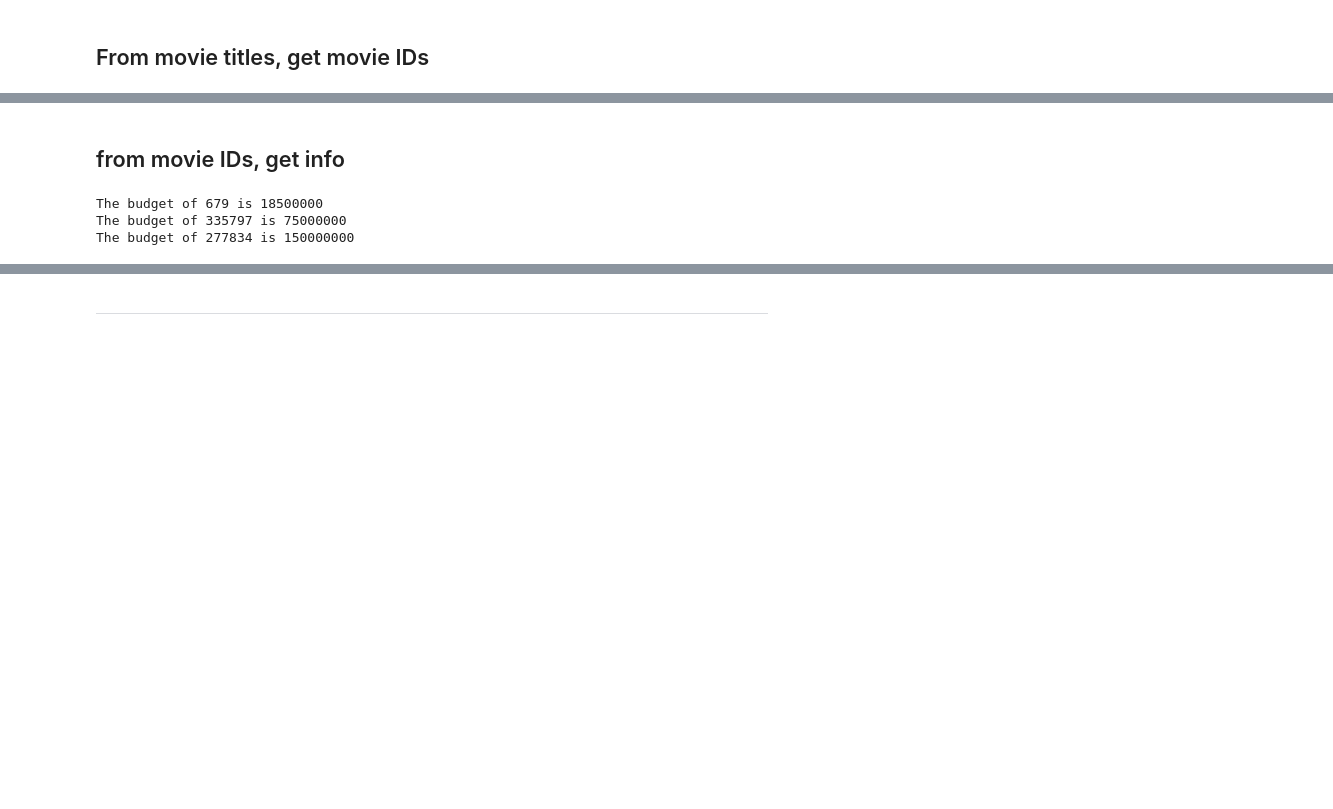
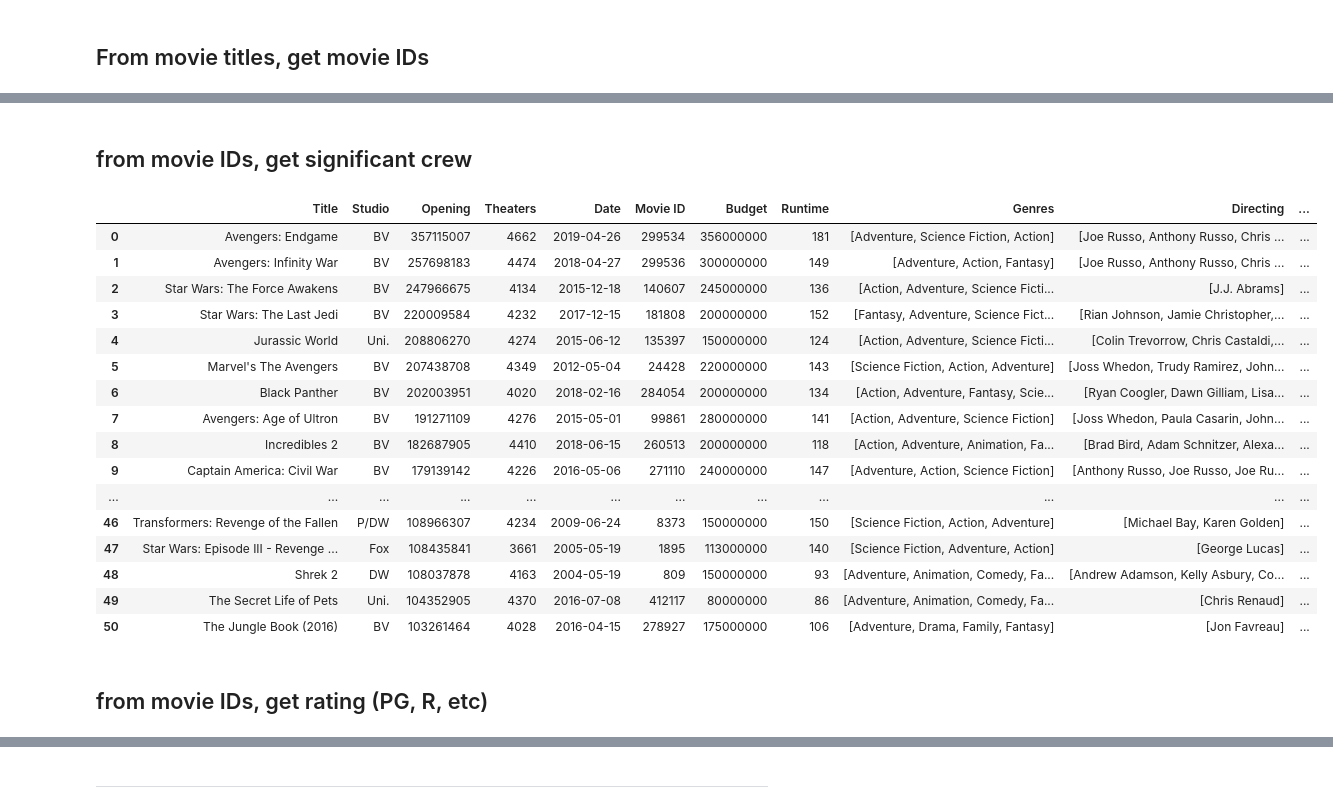
Before and after one commit to sinadodd/Project-3-Opening-Weekend, a Jupyter notebook: TMDB_API.ipynb, the cells around one changed output, grey strips where cells are left out. Drawn from its saved outputs; the diff is of its cells as text; code cells hidden in the pictures; blank space fills up the shorter version.

Commit message:
got APIs working on subset of actual data

```diff
--- a/TMDB_API.ipynb
+++ b/TMDB_API.ipynb
@@ -27,0 +121,3 @@ movie_ids
+# %%
+df["Movie ID"] = movie_ids
+df
@@ -27,0 +144,17 @@ movie_ids
+# %%
+budgets = []
+runtime = []
+genres = []
+
+for each_id in movie_ids:
+    movie_data = requests.get("https://api.themoviedb.org/3/movie/" + str(each_id) + "?api_key=" + api_key + "&language=en-US").json()
+    budgets.append(movie_data["budget"])
+    runtime.append(movie_data['runtime'])
+    g = [i['name'] for i in movie_data['genres'] ]
+    genres.append(g)
+#     print(f"The budget of {each_id} is {movie_data['budget']}")
+# %%
+df['Budget'] = budgets
+df['Runtime'] = runtime
+df['Genres'] = genres
+df
@@ -28,2 +179,2 @@ movie_ids
 # %% [markdown]
-## from movie IDs, get info
+## from movie IDs, get significant crew
@@ -34,11 +181,52 @@ movie_ids
+# %%
+directing = []
+producing = []
+writing = []
+
+for each_id in movie_ids:
+    movie_data = requests.get(f"https://api.themoviedb.org/3/movie/{each_id}/credits?api_key={api_key}").json()
+    p = [i['name'] for i in movie_data['crew'] if i['department'] == "Production"]
+    d = [i['name'] for i in movie_data['crew'] if i['department'] == "Directing"]
+    w = [i['name'] for i in movie_data['crew'] if i['department'] == "Writing"]
+    directing.append(d)
+    producing.append(p)
+    writing.append(w)
+# %%
+df['Directing'] = directing
+df['Producing'] = producing
+df['Writing'] = writing
+df
+# %% [output]
+|  | Title | Studio | Opening | Theaters | Date | Movie ID | Budget | Runtime | Genres | Directing | ... |
+| 0 | Avengers: Endgame | BV | 357115007 | 4662 | 2019-04-26 | 299534 | 356000000 | 181 | [Adventure, Science Fiction, Action] | [Joe Russo, Anthony Russo, Chris ... | ... |
+| 1 | Avengers: Infinity War | BV | 257698183 | 4474 | 2018-04-27 | 299536 | 300000000 | 149 | [Adventure, Action, Fantasy] | [Joe Russo, Anthony Russo, Chris ... | ... |
+| 2 | Star Wars: The Force Awakens | BV | 247966675 | 4134 | 2015-12-18 | 140607 | 245000000 | 136 | [Action, Adventure, Science Ficti... | [J.J. Abrams] | ... |
+| 3 | Star Wars: The Last Jedi | BV | 220009584 | 4232 | 2017-12-15 | 181808 | 200000000 | 152 | [Fantasy, Adventure, Science Fict... | [Rian Johnson, Jamie Christopher,... | ... |
+| 4 | Jurassic World | Uni. | 208806270 | 4274 | 2015-06-12 | 135397 | 150000000 | 124 | [Action, Adventure, Science Ficti... | [Colin Trevorrow, Chris Castaldi,... | ... |
+| 5 | Marvel's The Avengers | BV | 207438708 | 4349 | 2012-05-04 | 24428 | 220000000 | 143 | [Science Fiction, Action, Adventure] | [Joss Whedon, Trudy Ramirez, John... | ... |
+| 6 | Black Panther | BV | 202003951 | 4020 | 2018-02-16 | 284054 | 200000000 | 134 | [Action, Adventure, Fantasy, Scie... | [Ryan Coogler, Dawn Gilliam, Lisa... | ... |
+| 7 | Avengers: Age of Ultron | BV | 191271109 | 4276 | 2015-05-01 | 99861 | 280000000 | 141 | [Action, Adventure, Science Fiction] | [Joss Whedon, Paula Casarin, John... | ... |
+| 8 | Incredibles 2 | BV | 182687905 | 4410 | 2018-06-15 | 260513 | 200000000 | 118 | [Action, Adventure, Animation, Fa... | [Brad Bird, Adam Schnitzer, Alexa... | ... |
+| 9 | Captain America: Civil War | BV | 179139142 | 4226 | 2016-05-06 | 271110 | 240000000 | 147 | [Adventure, Action, Science Fiction] | [Anthony Russo, Joe Russo, Joe Ru... | ... |
+| ... | ... | ... | ... | ... | ... | ... | ... | ... | ... | ... | ... |
+| 46 | Transformers: Revenge of the Fallen | P/DW | 108966307 | 4234 | 2009-06-24 | 8373 | 150000000 | 150 | [Science Fiction, Action, Adventure] | [Michael Bay, Karen Golden] | ... |
+| 47 | Star Wars: Episode III - Revenge ... | Fox | 108435841 | 3661 | 2005-05-19 | 1895 | 113000000 | 140 | [Science Fiction, Adventure, Action] | [George Lucas] | ... |
+| 48 | Shrek 2 | DW | 108037878 | 4163 | 2004-05-19 | 809 | 150000000 | 93 | [Adventure, Animation, Comedy, Fa... | [Andrew Adamson, Kelly Asbury, Co... | ... |
+| 49 | The Secret Life of Pets | Uni. | 104352905 | 4370 | 2016-07-08 | 412117 | 80000000 | 86 | [Adventure, Animation, Comedy, Fa... | [Chris Renaud] | ... |
+| 50 | The Jungle Book (2016) | BV | 103261464 | 4028 | 2016-04-15 | 278927 | 175000000 | 106 | [Adventure, Drama, Family, Fantasy] | [Jon Favreau] | ... |
+# %% [markdown]
+## from movie IDs, get rating (PG, R, etc)
 # %%
-results = []
+rating = []
 
 for each_id in movie_ids:
-    movie_data = requests.get("https://api.themoviedb.org/3/movie/" + str(each_id) + "?api_key=" + api_key + "&language=en-US").json()
-    results.append(movie_data)
-    print(f'The budget of {each_id} is {movie_data["budget"]}')
+    movie_data = requests.get(f"https://api.themoviedb.org/3/movie/{each_id}/release_dates?api_key={api_key}").json()
+
+    r = ""
+    for i in movie_data['results']:
+        if i['iso_3166_1'] == "US":
+            for j in i['release_dates']:
+                if j['type'] == 3:
+                    r = j['certification']
+
+    rating.append(r)
-# %% [output]
-The budget of 679 is 18500000
-The budget of 335797 is 75000000
-The budget of 277834 is 150000000
```
Also changed, not shown: parts of 18 cells of this notebook, 5 other files.
